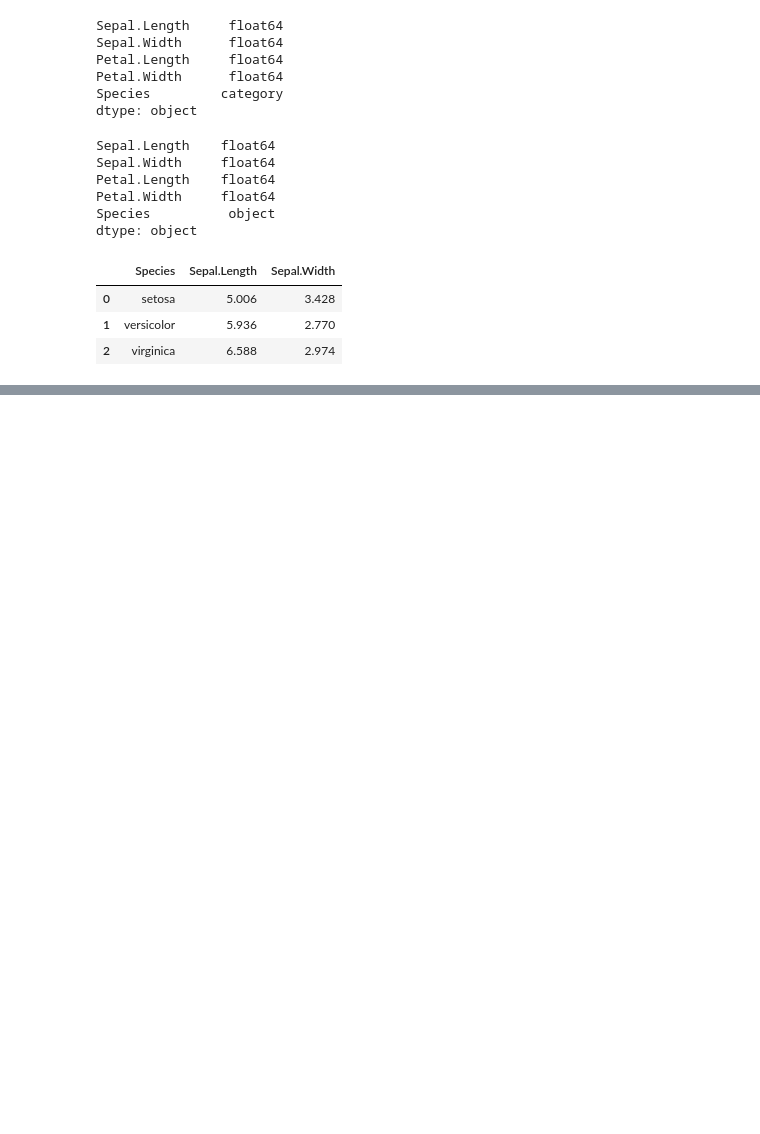
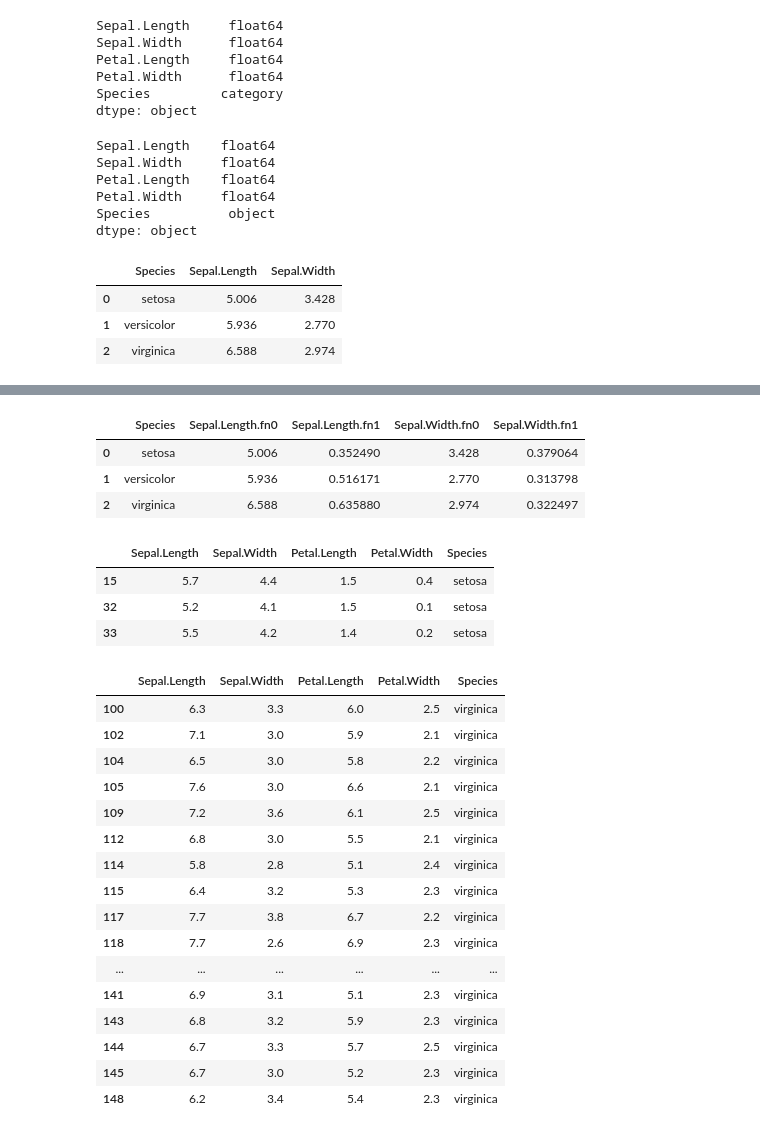
Before and after one commit to pwwang/datar, a Jupyter notebook: examples/across.ipynb, the cells around one changed output, grey strips where cells are left out. Saved outputs shown, nothing was run; the diff lists cells and outputs as text; code cells hidden in the pictures; blank space fills up the shorter version.

Commit message:
Fix all across

```diff
--- a/examples/across.ipynb
+++ b/examples/across.ipynb
@@ -155,3 +155,39 @@ iris >> group_by(f.Species) >> summarise(
+# %%
+iris >> group_by(f.Species) >> summarise(
+    across(starts_with("Sepal"), [mean, sd], _names = "{_col}.fn{_fn0}")
+)
+# %% [output]
+|  | Species | Sepal.Length.fn0 | Sepal.Length.fn1 | Sepal.Width.fn0 | Sepal.Width.fn1 |
+| 0 | setosa | 5.006 | 0.352490 | 3.428 | 0.379064 |
+| 1 | versicolor | 5.936 | 0.516171 | 2.770 | 0.313798 |
+| 2 | virginica | 6.588 | 0.635880 | 2.974 | 0.322497 |
+# %%
+iris >> filter(if_any(ends_with("Width"), lambda x: x > 4))
+# %% [output]
+|  | Sepal.Length | Sepal.Width | Petal.Length | Petal.Width | Species |
+| 15 | 5.7 | 4.4 | 1.5 | 0.4 | setosa |
+| 32 | 5.2 | 4.1 | 1.5 | 0.1 | setosa |
+| 33 | 5.5 | 4.2 | 1.4 | 0.2 | setosa |
+# %%
+iris >> filter(if_all(ends_with("Width"), lambda x: x > 2))
+# %% [output]
+|  | Sepal.Length | Sepal.Width | Petal.Length | Petal.Width | Species |
+| 100 | 6.3 | 3.3 | 6.0 | 2.5 | virginica |
+| 102 | 7.1 | 3.0 | 5.9 | 2.1 | virginica |
+| 104 | 6.5 | 3.0 | 5.8 | 2.2 | virginica |
+| 105 | 7.6 | 3.0 | 6.6 | 2.1 | virginica |
+| 109 | 7.2 | 3.6 | 6.1 | 2.5 | virginica |
+| 112 | 6.8 | 3.0 | 5.5 | 2.1 | virginica |
+| 114 | 5.8 | 2.8 | 5.1 | 2.4 | virginica |
+| 115 | 6.4 | 3.2 | 5.3 | 2.3 | virginica |
+| 117 | 7.7 | 3.8 | 6.7 | 2.2 | virginica |
+| 118 | 7.7 | 2.6 | 6.9 | 2.3 | virginica |
+| ... | ... | ... | ... | ... | ... |
+| 141 | 6.9 | 3.1 | 5.1 | 2.3 | virginica |
+| 143 | 6.8 | 3.2 | 5.9 | 2.3 | virginica |
+| 144 | 6.7 | 3.3 | 5.7 | 2.5 | virginica |
+| 145 | 6.7 | 3.0 | 5.2 | 2.3 | virginica |
+| 148 | 6.2 | 3.4 | 5.4 | 2.3 | virginica |
 # %%
 runif = numpy.random.default_rng(8525).random
 df = DataFrame(dict(
```
Also changed, not shown: parts of 5 cells of this notebook, 3 other files.
